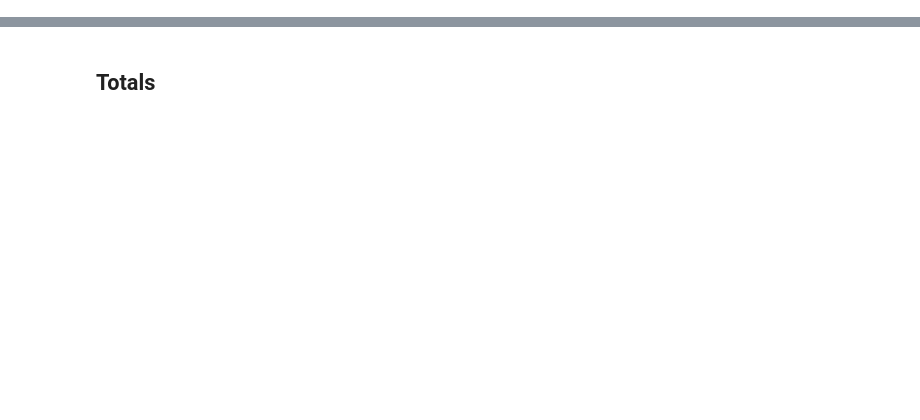
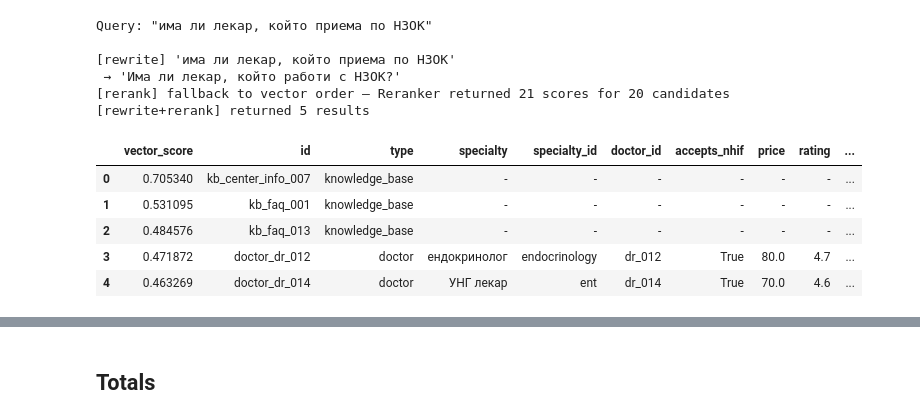
Before and after one commit to yordan-gergov01/medical-chatbot-mvp, a Jupyter notebook: notebooks/02_rag_indexing.ipynb, the cells around one changed output, grey strips where cells are left out. Drawn from its saved outputs; the diff is of its cells as text; code cells hidden in the pictures; blank space fills up the shorter version.

```diff
--- a/notebooks/02_rag_indexing.ipynb
+++ b/notebooks/02_rag_indexing.ipynb
@@ -102,24 +149,18 @@ for f in sorted(INDEX_DIR.iterdir()):
 # %%
-def search(query: str, top_k: int = 5, doc_type: str = None) -> pd.DataFrame:
-    """A helper function for a retrieval test in the notebook."""
-    response = client.embeddings.create(model=EMBEDDING_MODEL, input=[query])
-    q_vec = np.array([response.data[0].embedding], dtype=np.float32)
-    faiss.normalize_L2(q_vec)
+import sys
+from pathlib import Path
+sys.path.insert(0, str(Path('..').resolve()))
 
-    fetch_k = top_k * 5 if doc_type else top_k
-    scores, indices = index.search(q_vec, min(fetch_k, index.ntotal))
+from src.rag.retriever import MedicalRetriever
 
-    rows = []
-    for score, idx in zip(scores[0], indices[0]):
-        if idx == -1: continue
-        meta = metadata[idx]
-        if doc_type and meta.get('type') != doc_type: continue
-        rows.append({
-            'score': round(float(score), 4),
-            'type': meta.get('type'),
-            'id': meta.get('id'),
-            'specialty': meta.get('specialty', '—'),
-        })
-        if len(rows) >= top_k: break
+retriever = MedicalRetriever()
 
-    return pd.DataFrame(rows)
+def search(query, top_k=5, doc_type=None, verbose=False,
+           use_rewrite=True, use_rerank=True):
+    results = retriever.search(
+        query, top_k=top_k, doc_type=doc_type,
+        rewrite=use_rewrite, rerank=use_rerank,
+    )
+    if verbose:
+        print(f"[rewrite+rerank] returned {len(results)} results")
+    return pd.DataFrame(results).fillna("-")
@@ -146,8 +231,21 @@ search(query, top_k=3, doc_type='knowledge_base')
 # %%
 
 query = 'има ли лекар, който приема по НЗОК'
 print(f'Query: "{query}"\n')
-search(query, top_k=5)
+search(query, verbose=True, top_k=5)
+# %% [output]
+Query: "има ли лекар, който приема по НЗОК"
+
+[rewrite] 'има ли лекар, който приема по НЗОК'
+ → 'Има ли лекар, който работи с НЗОК?'
+[rerank] fallback to vector order — Reranker returned 21 scores for 20 candidates
+[rewrite+rerank] returned 5 results
+|  | vector_score | id | type | specialty | specialty_id | doctor_id | accepts_nhif | price | rating | ... |
+| 0 | 0.705340 | kb_center_info_007 | knowledge_base | - | - | - | - | - | - | ... |
+| 1 | 0.531095 | kb_faq_001 | knowledge_base | - | - | - | - | - | - | ... |
+| 2 | 0.484576 | kb_faq_013 | knowledge_base | - | - | - | - | - | - | ... |
+| 3 | 0.471872 | doctor_dr_012 | doctor | ендокринолог | endocrinology | dr_012 | True | 80.0 | 4.7 | ... |
+| 4 | 0.463269 | doctor_dr_014 | doctor | УНГ лекар | ent | dr_014 | True | 70.0 | 4.6 | ... |
 # %%
 
 query = 'внезапна парализа на лицето и загуба на реч'
```
Also changed, not shown: parts of 19 cells of this notebook, 2 other files.
